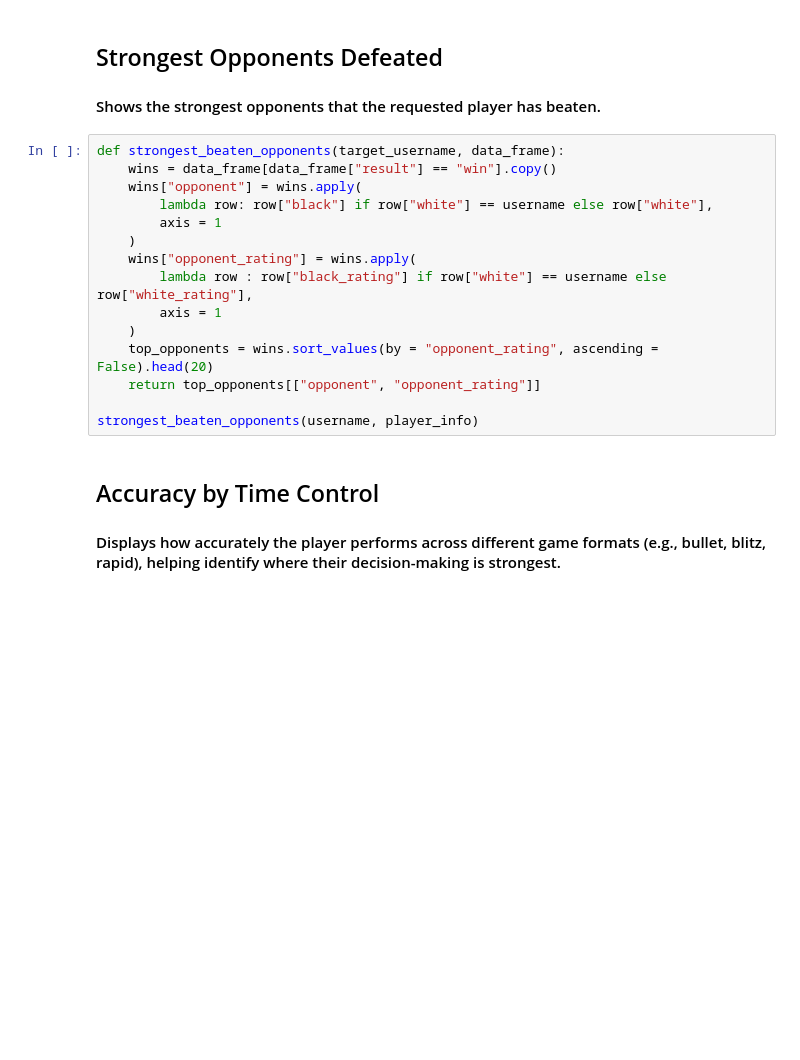
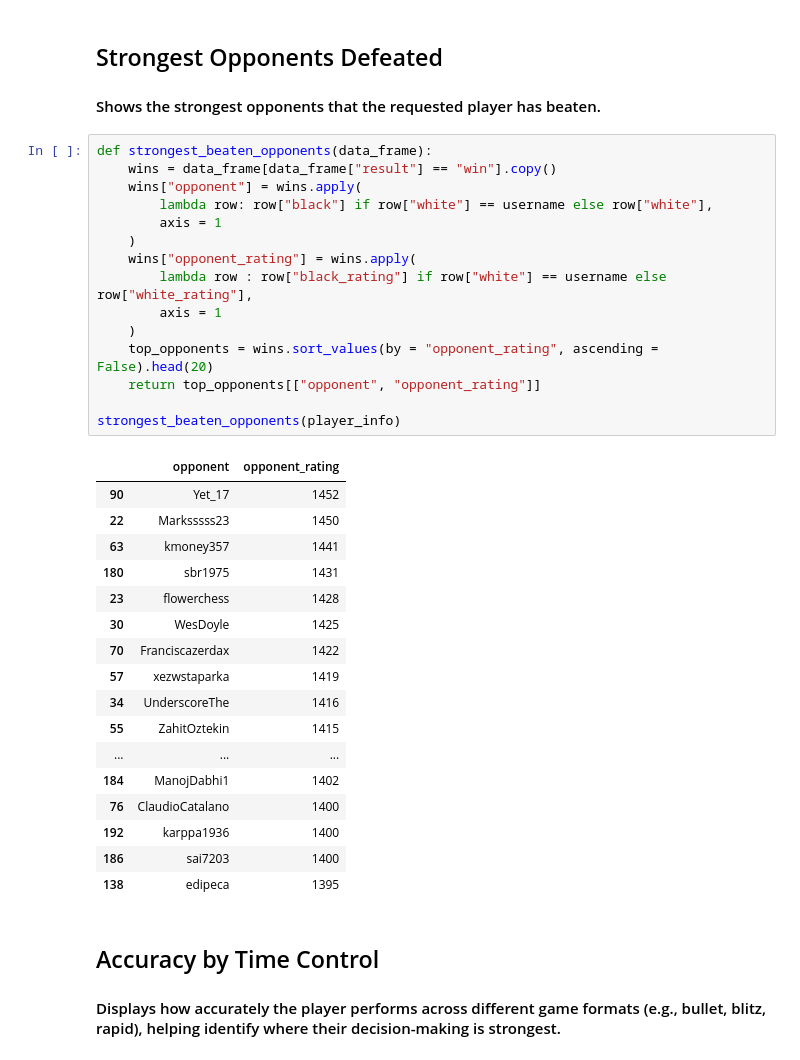
Before and after one commit to jenovax86/Chess-Analyzer, a Jupyter notebook: notebooks/chess.ipynb, the cells around one changed output. Drawn from its saved outputs; the diff is of its cells as text; blank space fills up the shorter version.

```diff
--- a/notebooks/chess.ipynb
+++ b/notebooks/chess.ipynb
@@ -119,20 +124,38 @@ performance_by_time_control(player_info)
 ## Strongest Opponents Defeated
 #### Shows the strongest opponents that the requested player has beaten.
 # %%
-def strongest_beaten_opponents(target_username, data_frame):
+def strongest_beaten_opponents(data_frame):
     wins = data_frame[data_frame["result"] == "win"].copy()
     wins["opponent"] = wins.apply(
         lambda row: row["black"] if row["white"] == username else row["white"],
         axis = 1
     )
     wins["opponent_rating"] = wins.apply(
         lambda row : row["black_rating"] if row["white"] == username else row["white_rating"],
         axis = 1
     )
     top_opponents = wins.sort_values(by = "opponent_rating", ascending = False).head(20)
     return top_opponents[["opponent", "opponent_rating"]]
 
-strongest_beaten_opponents(username, player_info)
+strongest_beaten_opponents(player_info)
+# %% [output]
+|  | opponent | opponent_rating |
+| 90 | Yet_17 | 1452 |
+| 22 | Marksssss23 | 1450 |
+| 63 | kmoney357 | 1441 |
+| 180 | sbr1975 | 1431 |
+| 23 | flowerchess | 1428 |
+| 30 | WesDoyle | 1425 |
+| 70 | Franciscazerdax | 1422 |
+| 57 | xezwstaparka | 1419 |
+| 34 | UnderscoreThe | 1416 |
+| 55 | ZahitOztekin | 1415 |
+| ... | ... | ... |
+| 184 | ManojDabhi1 | 1402 |
+| 76 | ClaudioCatalano | 1400 |
+| 192 | karppa1936 | 1400 |
+| 186 | sai7203 | 1400 |
+| 138 | edipeca | 1395 |
 # %% [markdown]
 ## Accuracy by Time Control
 #### Displays how accurately the player performs across different game formats (e.g., bullet, blitz, rapid), helping identify where their decision-making is strongest.
```
Also changed, not shown: parts of 9 cells of this notebook, 2 other files.
